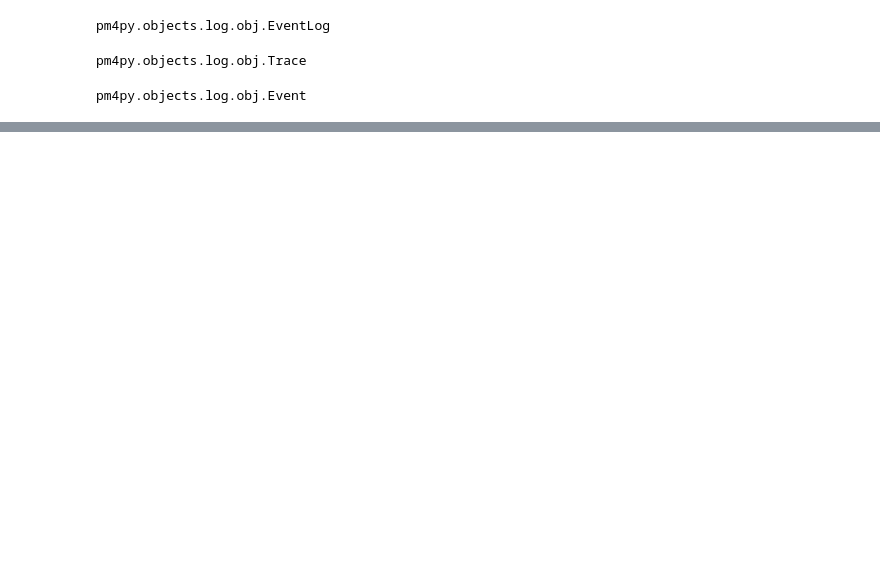
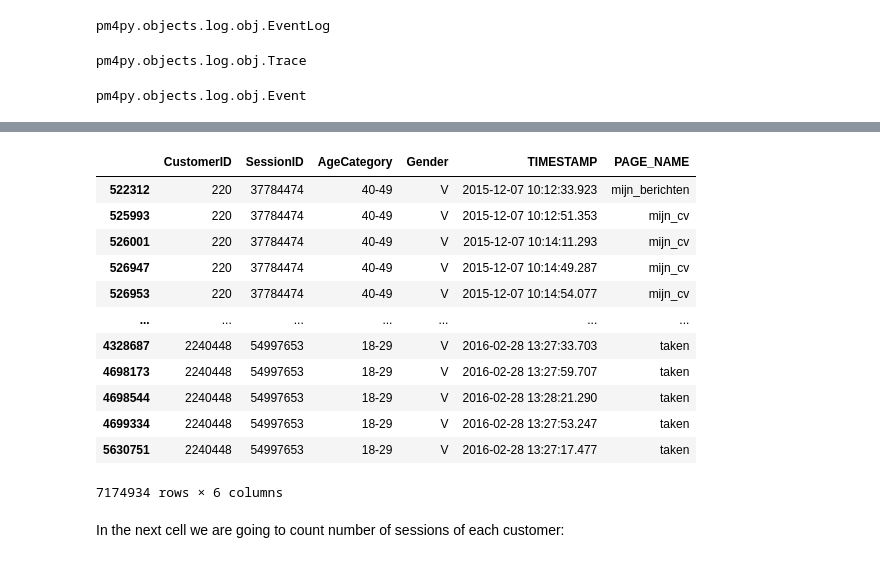
Before and after one commit to sinaaghaee/ProcessMiningProject-CustomerBehaviorAnalysis, a Jupyter notebook: BPM-Project-Aghaee-Varchandi-Mahmoodi.ipynb, the cells around one changed output, grey strips where cells are left out. Drawn from its saved outputs; the diff is of its cells as text; code cells hidden in the pictures; blank space fills up the shorter version.

```diff
--- a/BPM-Project-Aghaee-Varchandi-Mahmoodi.ipynb
+++ b/BPM-Project-Aghaee-Varchandi-Mahmoodi.ipynb
@@ -640,0 +833,3 @@ interactive(children=(FloatSlider(value=0.5, continuous_update=False, descriptio
+# %%
+clicks_logged_in_SelectedColumns = pd.read_csv('clicks_logged_in_SelectedColumns.csv')
+clicks_logged_in_SelectedColumns.head()
@@ -640,0 +843,19 @@ interactive(children=(FloatSlider(value=0.5, continuous_update=False, descriptio
+# %%
+#sorting values based on CustomerID and SessionID
+clicks_logged_in_SelectedColumns.sort_values(['CustomerID', 'SessionID'], ascending=[True, True])
+# %% [output]
+|  | CustomerID | SessionID | AgeCategory | Gender | TIMESTAMP | PAGE_NAME |
+| 522312 | 220 | 37784474 | 40-49 | V | 2015-12-07 10:12:33.923 | mijn_berichten |
+| 525993 | 220 | 37784474 | 40-49 | V | 2015-12-07 10:12:51.353 | mijn_cv |
+| 526001 | 220 | 37784474 | 40-49 | V | 2015-12-07 10:14:11.293 | mijn_cv |
+| 526947 | 220 | 37784474 | 40-49 | V | 2015-12-07 10:14:49.287 | mijn_cv |
+| 526953 | 220 | 37784474 | 40-49 | V | 2015-12-07 10:14:54.077 | mijn_cv |
+| ... | ... | ... | ... | ... | ... | ... |
+| 4328687 | 2240448 | 54997653 | 18-29 | V | 2016-02-28 13:27:33.703 | taken |
+| 4698173 | 2240448 | 54997653 | 18-29 | V | 2016-02-28 13:27:59.707 | taken |
+| 4698544 | 2240448 | 54997653 | 18-29 | V | 2016-02-28 13:28:21.290 | taken |
+| 4699334 | 2240448 | 54997653 | 18-29 | V | 2016-02-28 13:27:53.247 | taken |
+| 5630751 | 2240448 | 54997653 | 18-29 | V | 2016-02-28 13:27:17.477 | taken |
+7174934 rows × 6 columns
+# %% [markdown]
+In the next cell we are going to count number of sessions of each customer:
```
Also changed, not shown: parts of 66 cells of this notebook.
